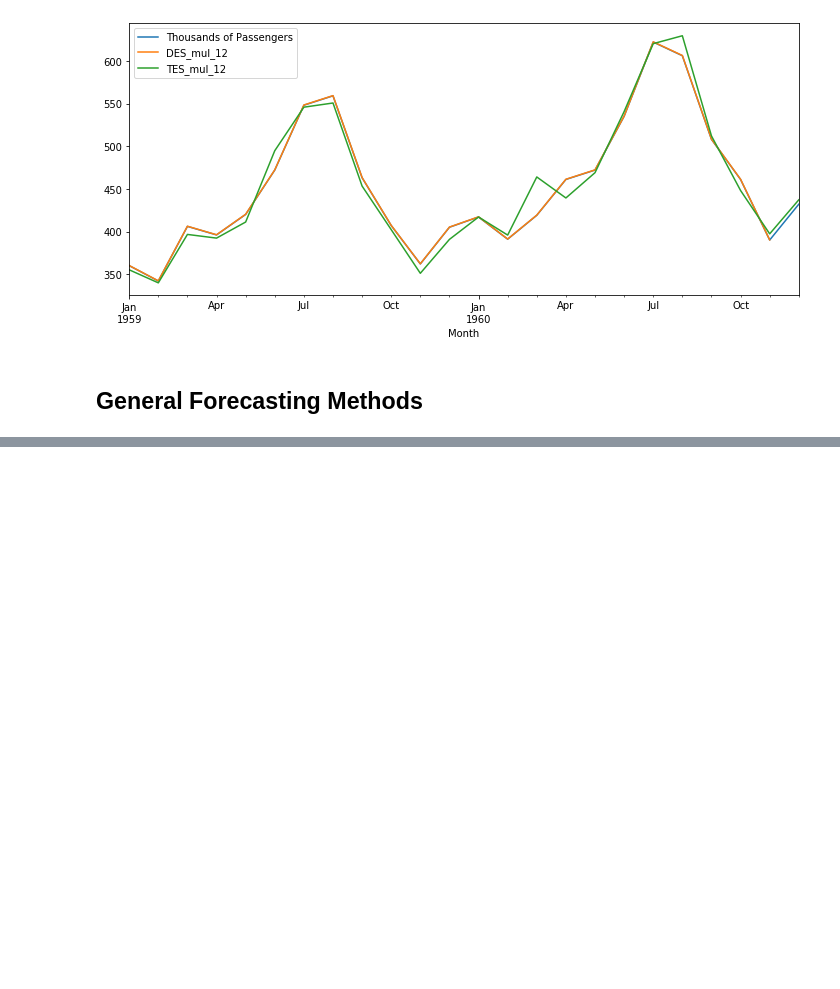
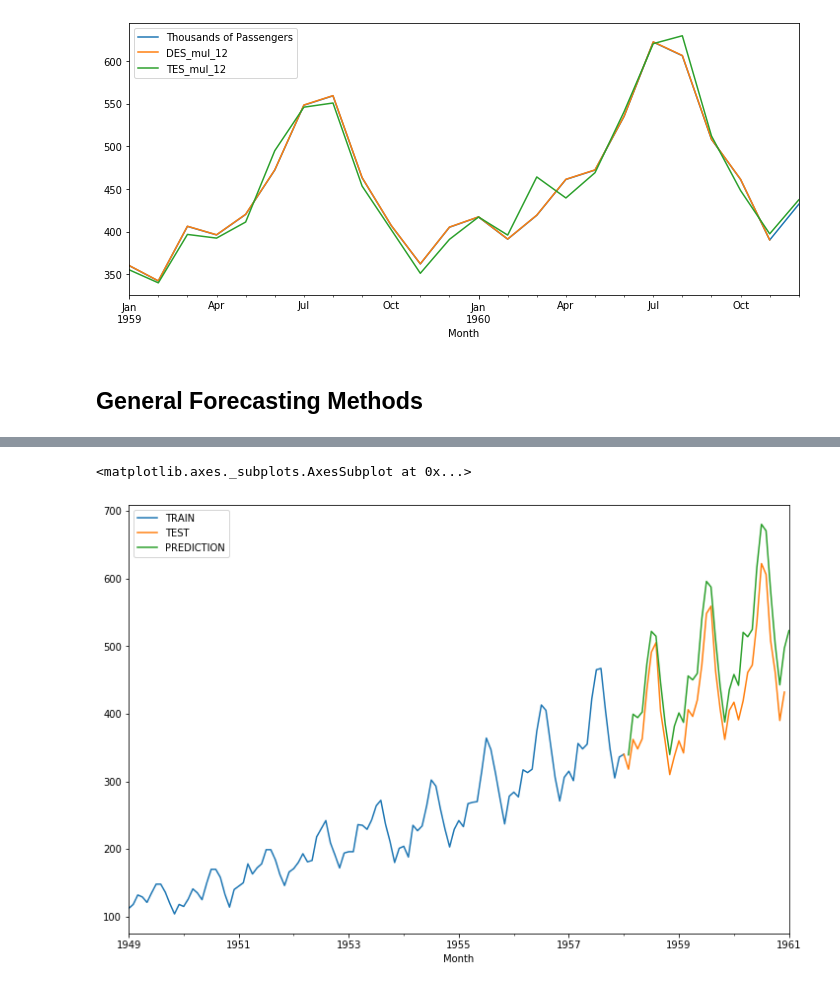
Before and after one commit to christianthieme/Python-for-Time-Series-Data-Analysis, a Jupyter notebook: Pandas for Time Series Analysis.ipynb, the cells around one changed output, grey strips where cells are left out. Drawn from its saved outputs; the diff is of its cells as text; code cells hidden in the pictures; blank space fills up the shorter version.

```diff
--- a/Pandas for Time Series Analysis.ipynb
+++ b/Pandas for Time Series Analysis.ipynb
@@ -625,0 +637,2 @@ airline[['Thousands of Passengers', 'DES_mul_12','TES_mul_12']].iloc[-24:].plot(
+# %%
+df.index.freq = 'MS'
@@ -625,0 +649,3 @@ airline[['Thousands of Passengers', 'DES_mul_12','TES_mul_12']].iloc[-24:].plot(
+# %%
+train_data = df.iloc[:109]
+test_data = df.iloc[108:]
@@ -625,0 +654,4 @@ airline[['Thousands of Passengers', 'DES_mul_12','TES_mul_12']].iloc[-24:].plot(
+# %%
+fitted_model = ExponentialSmoothing(train_data['Thousands of Passengers'], trend = 'mul', seasonal = 'mul', seasonal_periods=12).fit()
+# %%
+test_predictions = fitted_model.forecast(36)
@@ -625,0 +678,7 @@ airline[['Thousands of Passengers', 'DES_mul_12','TES_mul_12']].iloc[-24:].plot(
+# %%
+train_data['Thousands of Passengers'].plot(legend=True, label = 'TRAIN', figsize = (12,8))
+test_data['Thousands of Passengers'].plot(legend=True, label = 'TEST', figsize = (12,8))
+test_predictions.plot(legend=True, label = 'PREDICTION', figsize = (12,8))
+# %% [output]
+<matplotlib.axes._subplots.AxesSubplot at 0x...>
+[figure, added]
```
Also changed, not shown: parts of 11 cells of this notebook.
